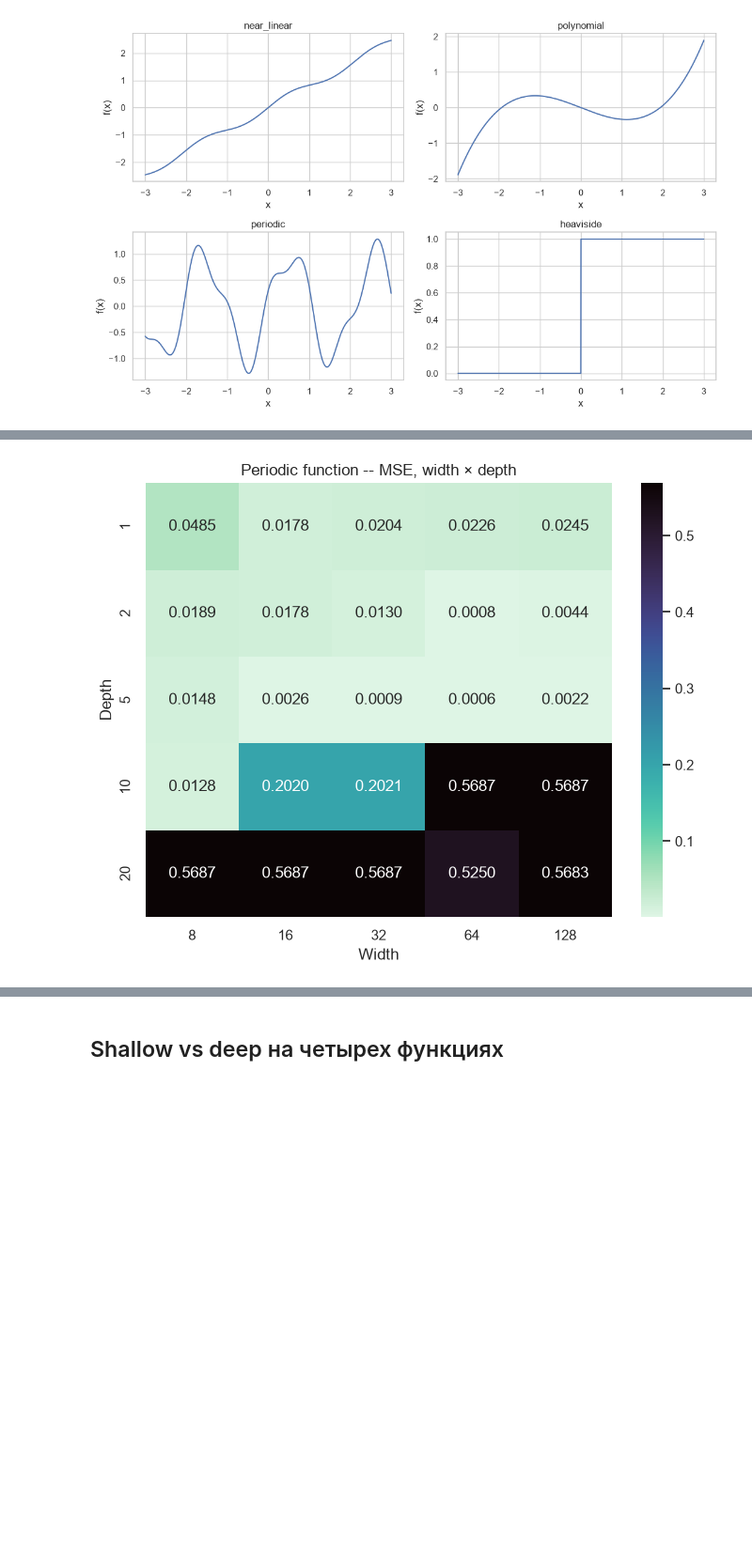
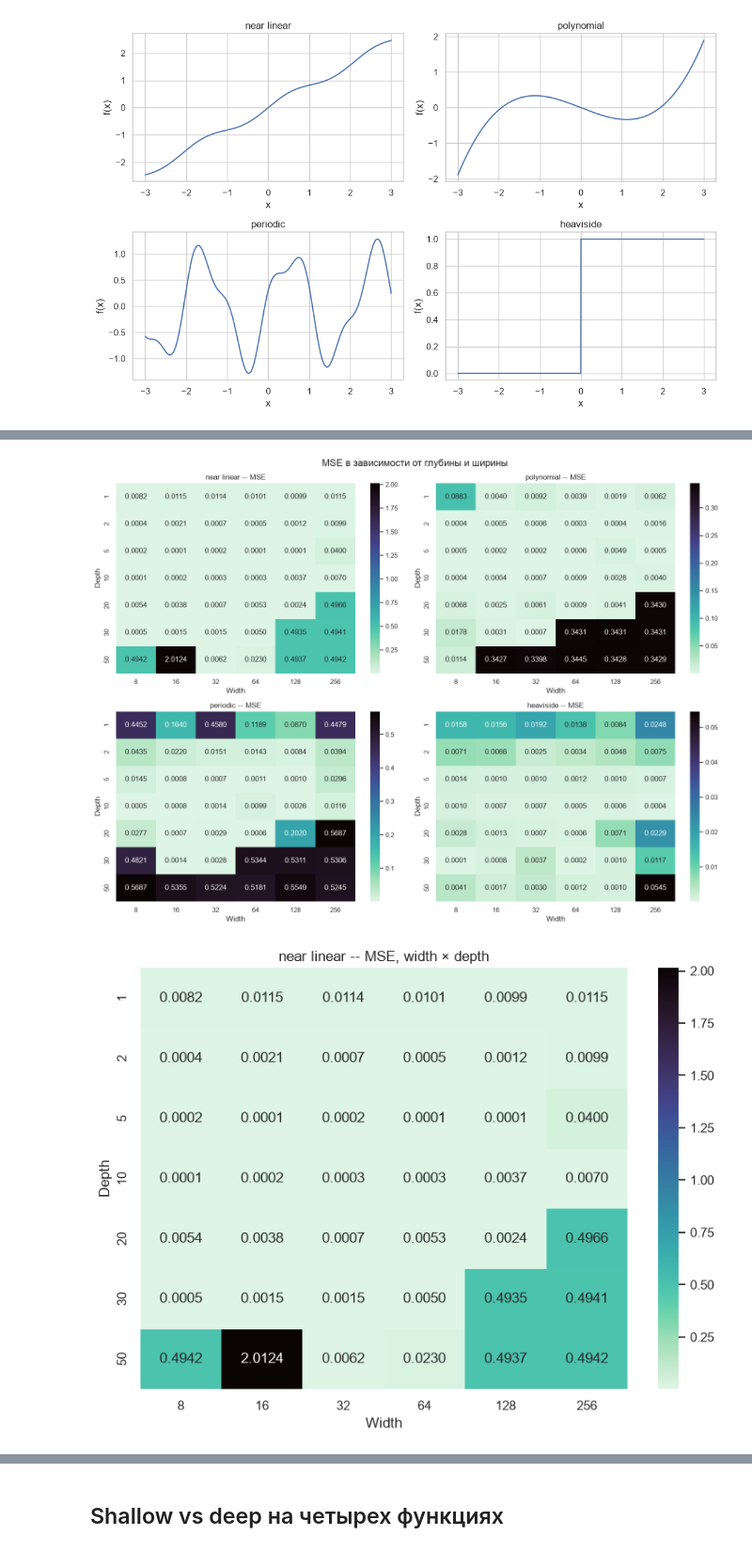
Before and after one commit to DmitryS-01/mlStartHWsSorochan, a Jupyter notebook: notebooks/03_synthetic_mlp_approximation.ipynb, the cells around one changed output, grey strips where cells are left out. Shown at 94% size. Cells and saved outputs as stored; diff of their text form; code cells hidden in the pictures; blank space fills up the shorter version.

```diff
--- a/notebooks/03_synthetic_mlp_approximation.ipynb
+++ b/notebooks/03_synthetic_mlp_approximation.ipynb
@@ -9,6 +9,7 @@
 
 Функции специально подобрал разные по структуре: почти линейная, полиномиальная, периодическая и ступенчатая.
 # %%
+import gc
 import random
 from pathlib import Path
 
@@ -21,23 +22,25 @@ from torch import nn
 
 
 SEED = 143
-DEVICE = "cuda" if torch.cuda.is_available() else "mps" if torch.backends.mps.is_available() else "cpu"
+DEVICE = "cpu"  # для маленьких 1D-сетей CPU стабильнее; MPS здесь не дает полезного ускорения
 
 cwd = Path.cwd().resolve()
 if (cwd / "hws").exists():
     HWS_DIR = cwd / "hws"
-elif cwd.name == "notebooks" and cwd.parent.name == "hws":
+elif cwd.name == "notebooks":
     HWS_DIR = cwd.parent
+elif (cwd / "notebooks").exists() and (cwd / "report").exists():
+    HWS_DIR = cwd
 else:
     HWS_DIR = cwd
 
 OUTPUT_DIR = HWS_DIR / "output"
 OUTPUT_DIR.mkdir(parents=True, exist_ok=True)
 
-DEPTHS = [1, 2, 5, 10, 20]
-WIDTHS = [8, 16, 32, 64, 128]
+DEPTHS = [1, 2, 5, 10, 20, 30, 50]
+WIDTHS = [8, 16, 32, 64, 128, 256]
 EPOCHS = 700
-LR = 1e-2
+LR = 3e-3
 WEIGHT_DECAY = 1e-5
 
 sns.set_theme(style="whitegrid")
@@ -65,7 +68,7 @@ def f_heaviside(x):  # гробовая для приближения ступе
 
 
 FUNCTIONS = {
-    "near_linear": f_near_linear,
+    "near linear": f_near_linear,
     "polynomial": f_polynomial,
     "periodic": f_periodic,
     "heaviside": f_heaviside,
@@ -208,11 +242,58 @@ depth=20, width=128
 # %%
-mse_heatmap = synthetic_grid.pivot(index="depth", columns="width", values="test_mse")
-plt.figure(figsize=(8, 6))
-sns.heatmap(mse_heatmap, annot=True, fmt=".4f", cmap="mako_r")
-plt.title("Periodic function -- MSE, width × depth")
-plt.xlabel("Width")
-plt.ylabel("Depth")
-plt.savefig(OUTPUT_DIR / "synthetic_mse_heatmap.png", dpi=170, bbox_inches="tight")
+fig, axes = plt.subplots(2, 2, figsize=(15, 11))
+
+for ax, function_name in zip(axes.ravel(), FUNCTIONS):
+    function_results = synthetic_grid[
+        synthetic_grid["function"] == function_name
+    ]
+    mse_heatmap = function_results.pivot(
+        index="depth",
+        columns="width",
+        values="test_mse",
+    )
+
+    sns.heatmap(
+        mse_heatmap,
+        annot=True,
+        fmt=".4f",
+        cmap="mako_r",
+        ax=ax,
+    )
+    ax.set_title(f"{function_name} -- MSE")
+    ax.set_xlabel("Width")
+    ax.set_ylabel("Depth")
+
+plt.suptitle("MSE в зависимости от глубины и ширины", fontsize=16)
+plt.tight_layout()
+plt.savefig(
+    OUTPUT_DIR / "synthetic_mse_heatmaps_all.png",
+    dpi=170,
+    bbox_inches="tight",
+)
 plt.show()
+
+for function_name in FUNCTIONS:
+    function_results = synthetic_grid[
+        synthetic_grid["function"] == function_name
+    ]
+    mse_heatmap = function_results.pivot(
+        index="depth",
+        columns="width",
+        values="test_mse",
+    )
+
+    plt.figure(figsize=(8, 6))
+    sns.heatmap(mse_heatmap, annot=True, fmt=".4f", cmap="mako_r")
+    plt.title(f"{function_name} -- MSE, width × depth")
+    plt.xlabel("Width")
+    plt.ylabel("Depth")
+    plt.tight_layout()
+    plt.savefig(
+        OUTPUT_DIR / f"synthetic_mse_heatmap_{function_name}.png",
+        dpi=170,
+        bbox_inches="tight",
+    )
+    plt.show()
 # %% [output]
-[figure, old version]
+[figure, new version]
+[figure, added]
```
Also changed, not shown: parts of 12 cells of this notebook, 11 other files.
